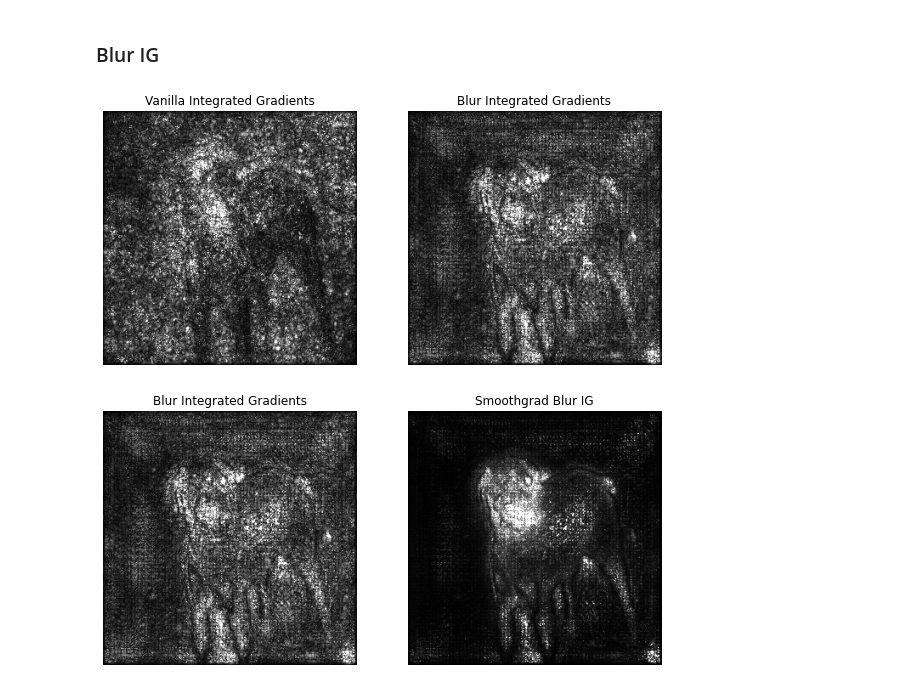
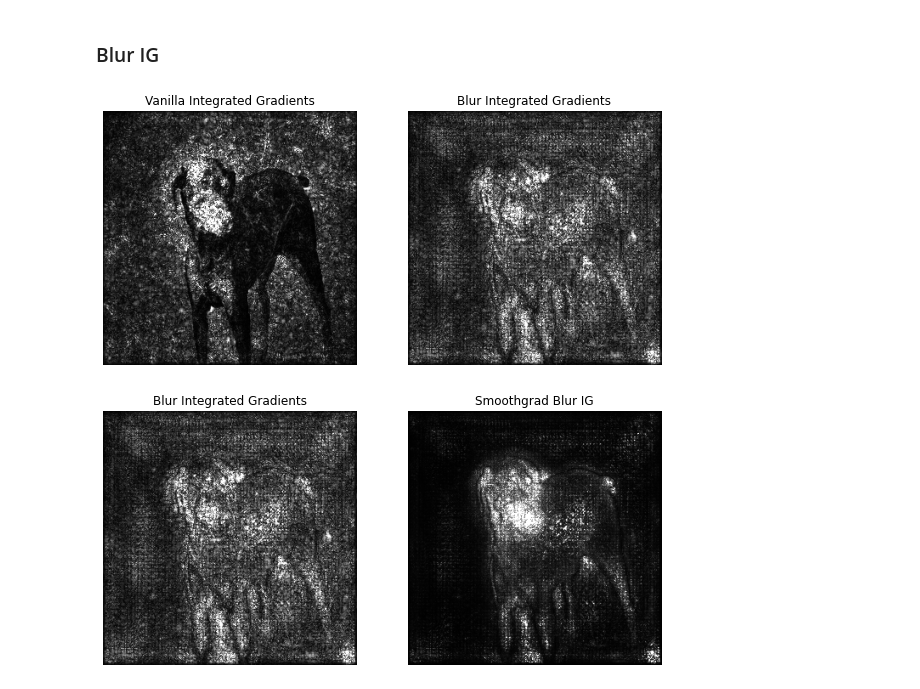
Before and after one commit to PAIR-code/saliency, a Jupyter notebook: Examples_tf1.ipynb, the cells around one changed output. Cells and saved outputs as stored; diff of their text form; code cells hidden in the pictures.

```diff
--- a/Examples_tf1.ipynb
+++ b/Examples_tf1.ipynb
@@ -262,33 +297,32 @@ ShowImage(im_mask, 'Top 30%', ax=P.subplot(ROWS, COLS, 3))
 # %%
 # Construct the saliency object. This doesn't yet compute the saliency mask, it just sets up the necessary ops.
 integrated_gradients = saliency.IntegratedGradients(graph, sess, y, images)
 blur_ig = saliency.BlurIG(graph, sess, y, images)
 
 # Baseline is a black image for vanilla integrated gradients.
 baseline = np.zeros(im.shape)
-baseline.fill(-1)
 
 # Compute the vanilla mask and the Blur IG mask.
 vanilla_integrated_gradients_mask_3d = integrated_gradients.GetMask(
   im, feed_dict = {neuron_selector: prediction_class}, x_steps=25, x_baseline=baseline, batch_size=20)
 blur_ig_mask_3d = blur_ig.GetMask(
   im, feed_dict = {neuron_selector: prediction_class}, batch_size=20)
 
 # Call the visualization methods to convert the 3D tensors to 2D grayscale.
 vanilla_mask_grayscale = saliency.VisualizeImageGrayscale(vanilla_integrated_gradients_mask_3d)
 blur_ig_mask_grayscale = saliency.VisualizeImageGrayscale(blur_ig_mask_3d)
 
 # Set up matplot lib figures.
 ROWS = 1
 COLS = 2
 UPSCALE_FACTOR = 10
 P.figure(figsize=(ROWS * UPSCALE_FACTOR, COLS * UPSCALE_FACTOR))
 
 # Render the saliency masks.
 ShowGrayscaleImage(vanilla_mask_grayscale, title='Vanilla Integrated Gradients', ax=P.subplot(ROWS, COLS, 1))
 ShowGrayscaleImage(blur_ig_mask_grayscale, title='Blur Integrated Gradients', ax=P.subplot(ROWS, COLS, 2))
 # %% [output]
-[figure, old version]
+[figure, new version]
 # %%
 # Compare BlurIG and Smoothgrad with BlurIG. Note: This will take a long time to run.
 # Construct the saliency object. This doesn't yet compute the saliency mask, it just sets up the necessary ops.
```
Also changed, not shown: parts of 13 cells of this notebook, 6 other files.
